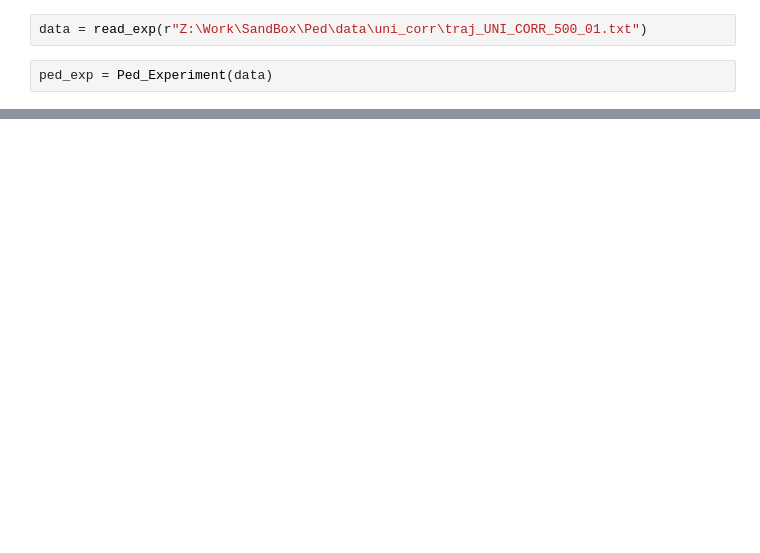
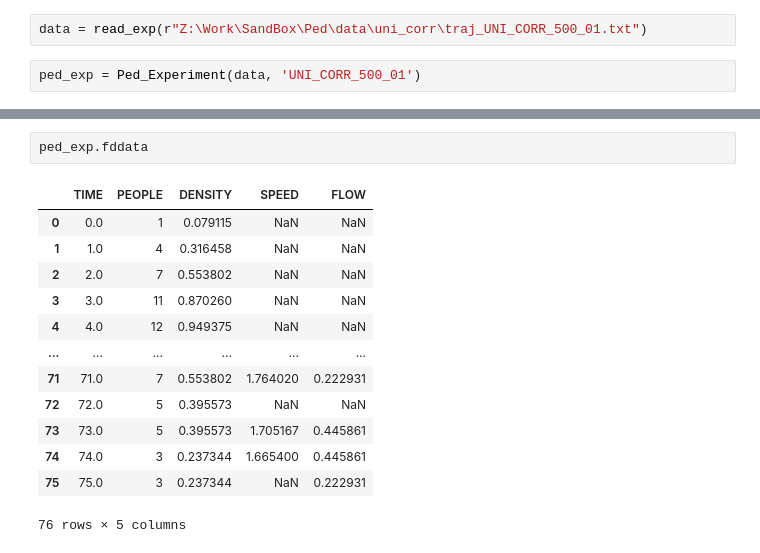
Before and after one commit to PybloBenavides/ped_analysis, a Jupyter notebook: notebooks/ped_experiments.ipynb, the cells around one changed output, grey strips where cells are left out. Drawn from its saved outputs; the diff is of its cells as text; blank space fills up the shorter version.

```diff
--- a/notebooks/ped_experiments.ipynb
+++ b/notebooks/ped_experiments.ipynb
@@ -13,5 +15,5 @@ from ped_io import read_exp
 # %%
 data = read_exp(r"Z:\Work\SandBox\Ped\data\uni_corr\traj_UNI_CORR_500_01.txt")
 # %%
-ped_exp = Ped_Experiment(data)
+ped_exp = Ped_Experiment(data, 'UNI_CORR_500_01')
 # %%
@@ -20,0 +25,16 @@ ped_exp.draw()
+# %%
+ped_exp.fddata
+# %% [output]
+|  | TIME | PEOPLE | DENSITY | SPEED | FLOW |
+| 0 | 0.0 | 1 | 0.079115 | NaN | NaN |
+| 1 | 1.0 | 4 | 0.316458 | NaN | NaN |
+| 2 | 2.0 | 7 | 0.553802 | NaN | NaN |
+| 3 | 3.0 | 11 | 0.870260 | NaN | NaN |
+| 4 | 4.0 | 12 | 0.949375 | NaN | NaN |
+| ... | ... | ... | ... | ... | ... |
+| 71 | 71.0 | 7 | 0.553802 | 1.764020 | 0.222931 |
+| 72 | 72.0 | 5 | 0.395573 | NaN | NaN |
+| 73 | 73.0 | 5 | 0.395573 | 1.705167 | 0.445861 |
+| 74 | 74.0 | 3 | 0.237344 | 1.665400 | 0.445861 |
+| 75 | 75.0 | 3 | 0.237344 | NaN | 0.222931 |
+76 rows × 5 columns
```
Also changed, not shown: parts of 4 cells of this notebook, 1 other file.
